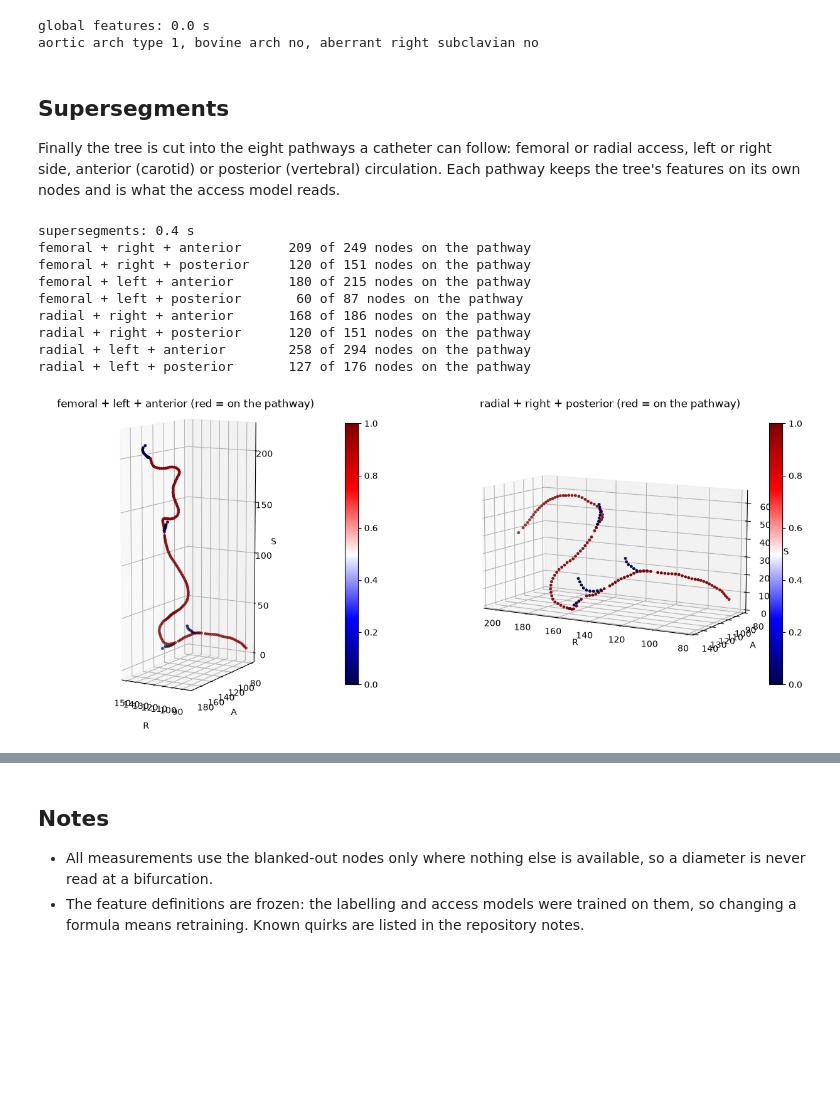
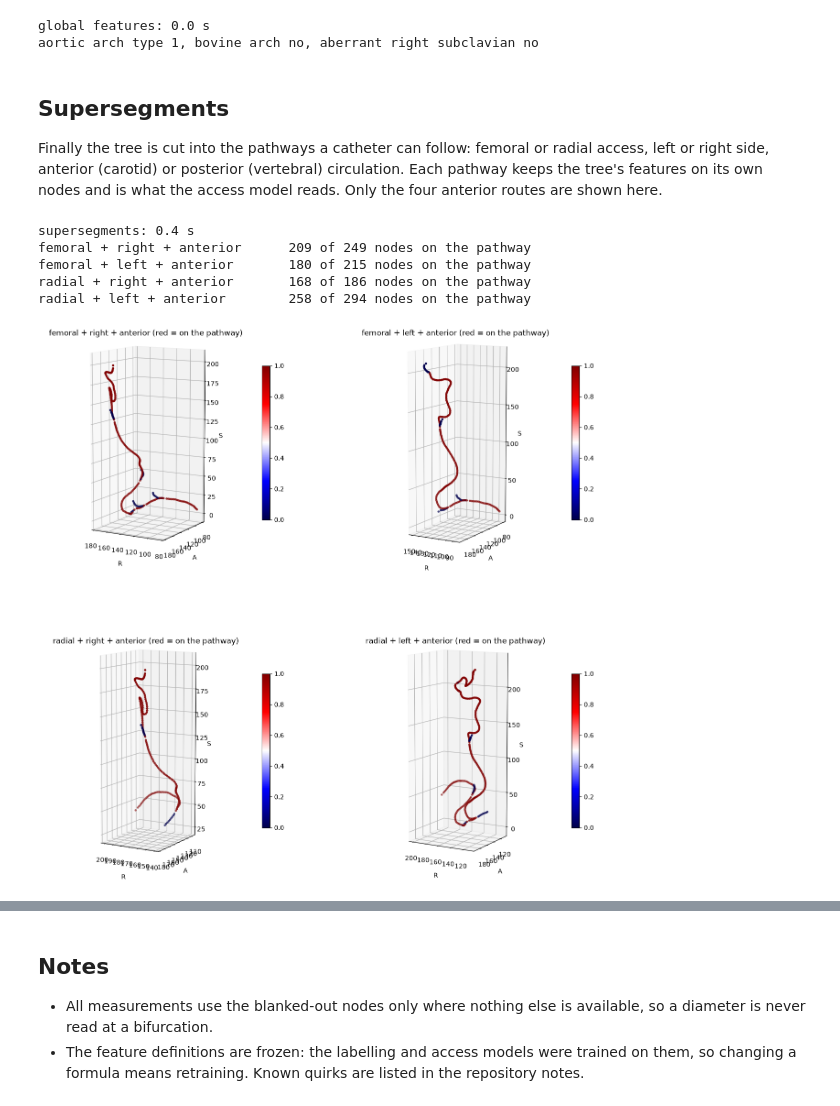
Before and after one commit to FLOWCAT-CV/arterial, a Jupyter notebook: notebooks/04_feature_extraction.ipynb, the cells around one changed output, grey strips where cells are left out. Saved outputs shown, nothing was run; the diff lists cells and outputs as text; code cells hidden in the pictures; blank space fills up the shorter version.

Commit message:
notebooks: 04 shows the anterior supersegment routes only
Co-Authored-By: Claude Fable 5.1 <noreply@anthropic.com>
Claude-Session: https://claude.ai/code/session_01RscmGekGSNFH4qonW9Zvk4

```diff
--- a/notebooks/04_feature_extraction.ipynb
+++ b/notebooks/04_feature_extraction.ipynb
@@ -133,27 +133,23 @@ aortic arch type 1, bovine arch no, aberrant right subclavian no
 # %% [markdown]
 ## Supersegments
 
-Finally the tree is cut into the eight pathways a catheter can follow: femoral or radial access, left or right side, anterior (carotid) or posterior (vertebral) circulation. Each pathway keeps the tree's features on its own nodes and is what the access model reads.
+Finally the tree is cut into the pathways a catheter can follow: femoral or radial access, left or right side, anterior (carotid) or posterior (vertebral) circulation. Each pathway keeps the tree's features on its own nodes and is what the access model reads. Only the four anterior routes are shown here.
 # %%
 with timed("supersegments"), quiet():
     fe.extract_supersegments()
-for k, v in fe.supersegments.items():
+anterior = {k: v for k, v in fe.supersegments.items() if k[2] == "anterior"}
+for k, v in anterior.items():
     on_path = sum(d["features"]["is_supersegment"] for _, d in v.nodes(data=True))
     print(f"{' + '.join(k):30s} {on_path:4d} of {v.number_of_nodes()} nodes on the pathway")
 # %% [output]
 supersegments: 0.4 s
 femoral + right + anterior      209 of 249 nodes on the pathway
-femoral + right + posterior     120 of 151 nodes on the pathway
 femoral + left + anterior       180 of 215 nodes on the pathway
-femoral + left + posterior       60 of 87 nodes on the pathway
 radial + right + anterior       168 of 186 nodes on the pathway
-radial + right + posterior      120 of 151 nodes on the pathway
 radial + left + anterior        258 of 294 nodes on the pathway
-radial + left + posterior       127 of 176 nodes on the pathway
 # %%
-fig = plt.figure(figsize=(16, 9))
-for idx, key in enumerate([("femoral", "left", "anterior"), ("radial", "right", "posterior")]):
-    ss = fe.supersegments[key]
-    plot_graph(ss, color_by=lambda d: float(d["features"]["is_supersegment"]), ax=fig.add_subplot(1, 2, idx + 1, projection="3d"), title=" + ".join(key) + " (red = on the pathway)", value_cmap="seismic")
+fig = plt.figure(figsize=(16, 16))
+for idx, (key, ss) in enumerate(anterior.items()):
+    plot_graph(ss, color_by=lambda d: float(d["features"]["is_supersegment"]), ax=fig.add_subplot(2, 2, idx + 1, projection="3d"), title=" + ".join(key) + " (red = on the pathway)", value_cmap="seismic")
 # %% [output]
-[figure, old version]
+[figure, new version]
```
Also changed, not shown: parts of 3 cells of this notebook.
